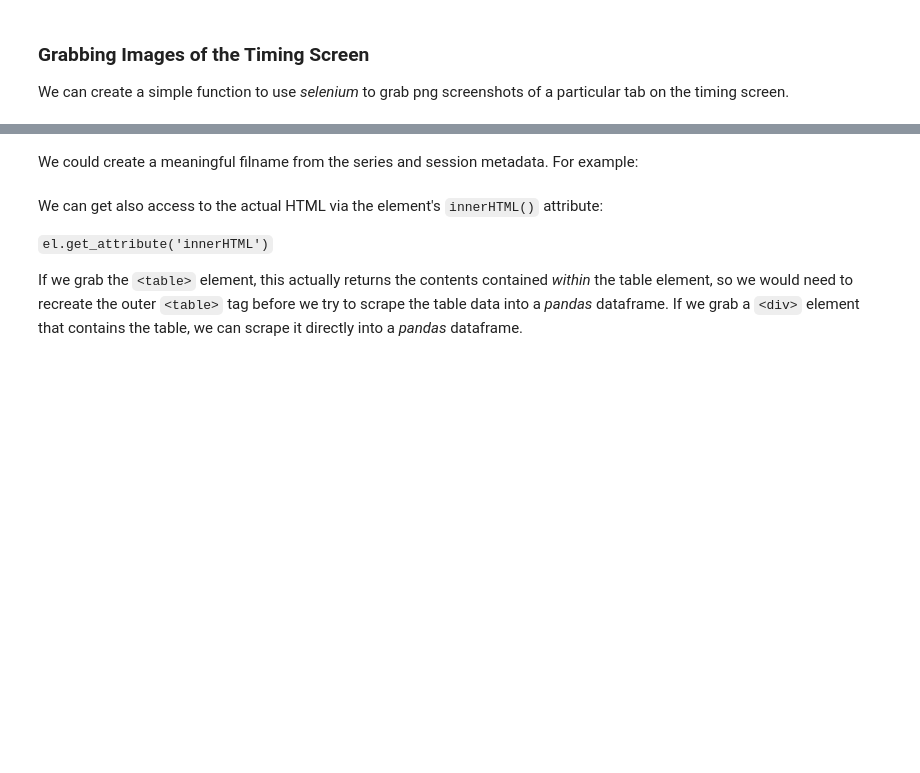
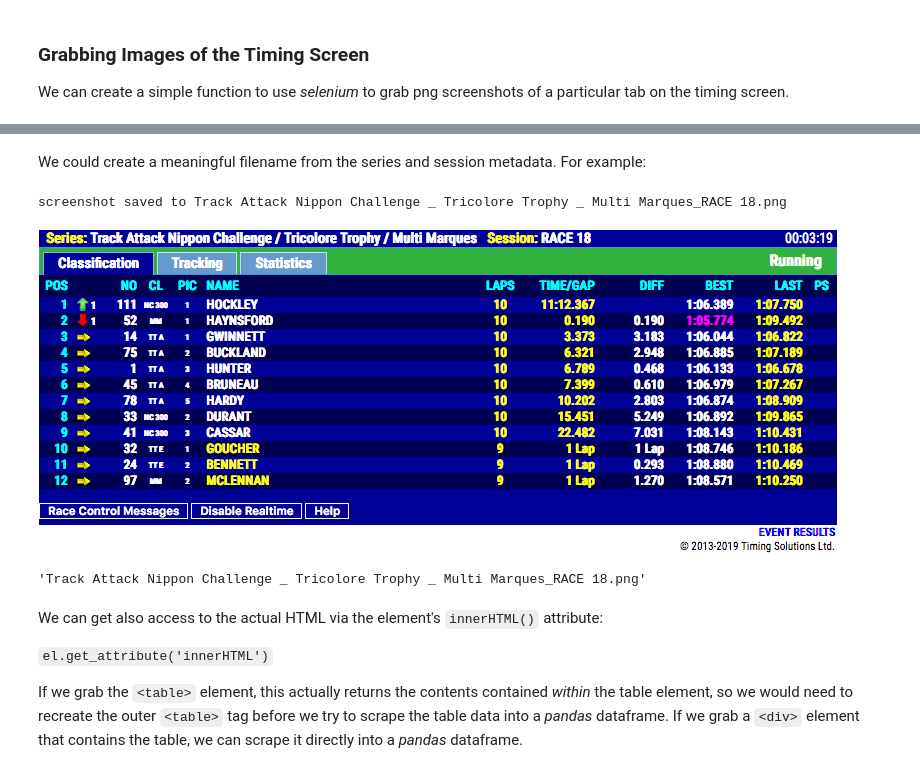
Before and after one commit to f1datajunkie/TSL, a Jupyter notebook: notebooks/TSL Timing Screen Screenshot Grabber.ipynb, the cells around one changed output, grey strips where cells are left out. Cells and saved outputs as stored; diff of their text form; code cells hidden in the pictures; blank space fills up the shorter version.

```diff
--- a/notebooks/TSL Timing Screen Screenshot Grabber.ipynb
+++ b/notebooks/TSL Timing Screen Screenshot Grabber.ipynb
@@ -173,7 +186,3 @@ def getPageByTab(browser,url, tabId='Classification', ofn=None):
     print('screenshot saved to {}'.format(ofn))
     display(Image(ofn))
     return ofn
-
-
-url = 'https://livetiming.tsl-timing.com/191209'
-getPageByTab(browser, url, 'Classification')
@@ -184,10 +196,14 @@ screenshot saved to screenshot_Classification.png
 # %% [markdown]
-We could create a meaningful filname from the series and session metadata. For example:
+We could create a meaningful filename from the series and session metadata. For example:
 # %%
 #get file name
-fn = '{}_{}.png'.format(series, session )
+fn = '{}_{}.png'.format(series.replace('/','_'), session.replace('/','_') )
 
 getPageByTab(browser, url, 'Classification', fn)
+# %% [output]
+screenshot saved to Track Attack Nippon Challenge _ Tricolore Trophy _ Multi Marques_RACE 18.png
+[figure, added]
+'Track Attack Nippon Challenge _ Tricolore Trophy _ Multi Marques_RACE 18.png'
 # %% [markdown]
 We can get also access to the actual HTML via the element's `innerHTML()` attribute:
 
```
Also changed, not shown: parts of 21 cells of this notebook, 4 other files.
